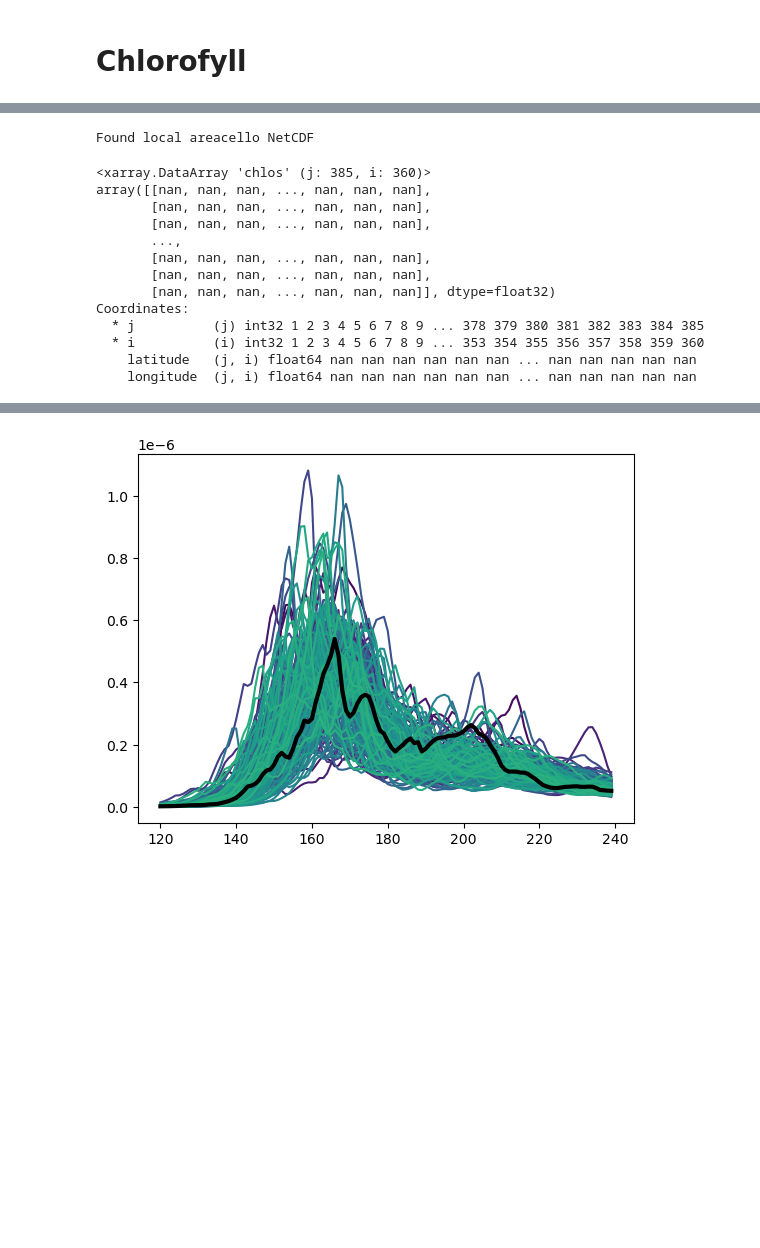
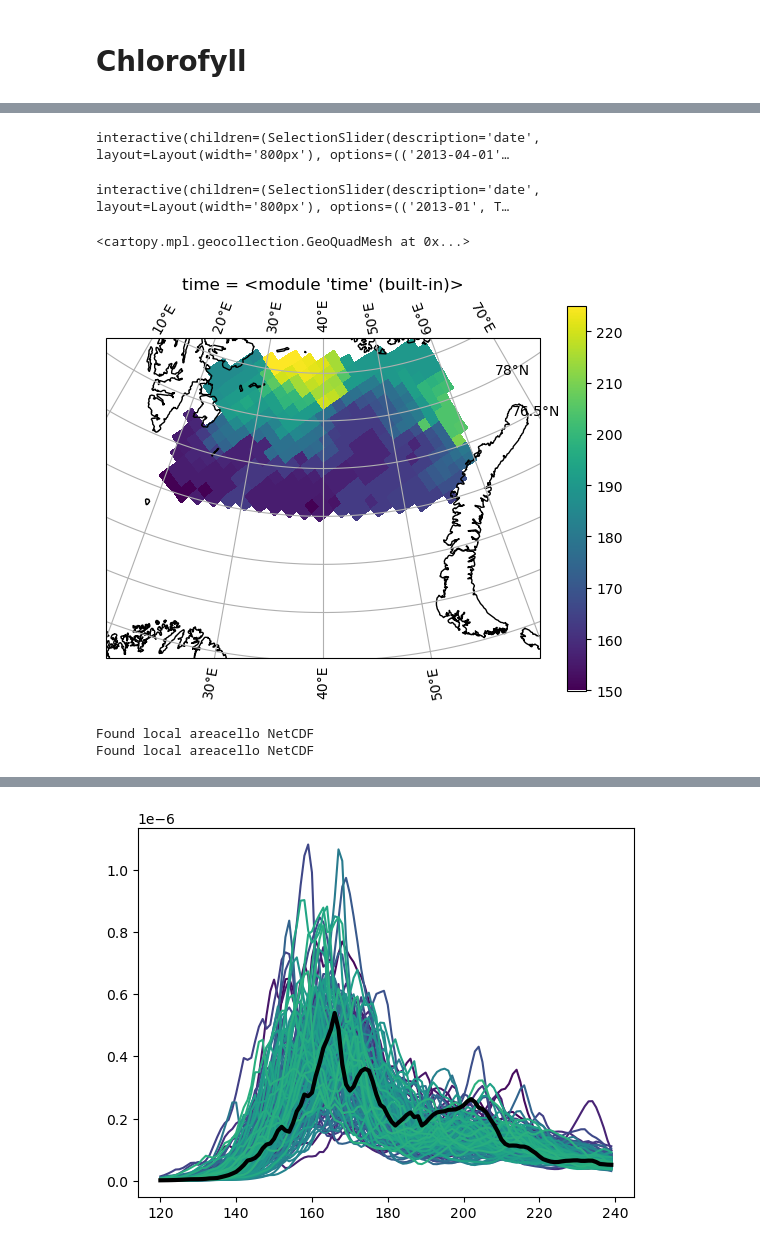
Before and after one commit to eScience-course/Tjaernoe2022-group6, a Jupyter notebook: notebooks/Stian/main.ipynb, the cells around one changed output, grey strips where cells are left out. Drawn from its saved outputs; the diff is of its cells as text; code cells hidden in the pictures; blank space fills up the shorter version.

Commit message:
Computed peak dates for each grid cell, and added sliders

```diff
--- a/notebooks/Stian/main.ipynb
+++ b/notebooks/Stian/main.ipynb
@@ -117,0 +88,2 @@ Data variables:
+# %%
+SI_noresm = xr.load_dataarray('SI_NorESM2-LM_monthly')
@@ -117,0 +95,19 @@ Data variables:
+# %%
+slider_map(chlos_barents, freq='D', start=datetime(2013, 4, 1), stop=datetime(2014, 10, 1), name='NorESM2-LM', model=True, minlat=74)
+# %% [output]
+interactive(children=(SelectionSlider(description='date', layout=Layout(width='800px'), options=(('2013-04-01'…
+# %%
+slider_map(SI_barents, freq='M', start=datetime(2013, 1, 1), stop=datetime(2014, 12, 1), minlat=74,
+           name='NorESM2-LM', model=True, color='Blues', levels=np.linspace(0, 100, 21))
+# %% [output]
+interactive(children=(SelectionSlider(description='date', layout=Layout(width='800px'), options=(('2013-01', T…
+# %%
+peaks_eachcell = find_peak_dates(chlos_barents)
+peaks_eachcell = xr.DataArray(df['dayofyear'].values.reshape(shape), dims=['year', 'j', 'i'],
+                  coords=dict(longitude=(["j", "i"], chlos_barents.longitude.values),
+                              latitude=(["j", "i"], chlos_barents.latitude.values),
+                              time=time))
+peaks_eachcell.isel(year=-1).plot(ax=barentsMap()[1], x='longitude', y='latitude', transform=ccrs.PlateCarree())
+# %% [output]
+<cartopy.mpl.geocollection.GeoQuadMesh at 0x...>
+[figure, added]
@@ -118,6 +130,8 @@ Data variables:
 # %%
-chlos_daily_mean = regional_average(chlos_daily)
-peak_dates = find_peak_dates(chlos_daily_mean.chlos)
+chlos_barents_mean = regional_average(chlos_barents)
+SI_barents_mean = regional_average(SI_barents)
+peak_dates = find_peak_dates(chlos_barents_mean)
 # %% [output]
 Found local areacello NetCDF
+Found local areacello NetCDF
 # %%
@@ -125,17 +140 @@ chlos_daily_anomaly = time_anomaly(chlos_daily.chlos, 0, 365*30, -365*30, -1)
-# %%
-chlos_daily_anomaly
-# %% [output]
-<xarray.DataArray 'chlos' (j: 385, i: 360)>
-array([[nan, nan, nan, ..., nan, nan, nan],
-       [nan, nan, nan, ..., nan, nan, nan],
-       [nan, nan, nan, ..., nan, nan, nan],
-       ...,
-       [nan, nan, nan, ..., nan, nan, nan],
-       [nan, nan, nan, ..., nan, nan, nan],
-       [nan, nan, nan, ..., nan, nan, nan]], dtype=float32)
-Coordinates:
-  * j          (j) int32 1 2 3 4 5 6 7 8 9 ... 378 379 380 381 382 383 384 385
-  * i          (i) int32 1 2 3 4 5 6 7 8 9 ... 353 354 355 356 357 358 359 360
-    latitude   (j, i) float64 nan nan nan nan nan nan ... nan nan nan nan nan
-    longitude  (j, i) float64 nan nan nan nan nan nan ... nan nan nan nan nan
 # %%
```
Also changed, not shown: parts of 28 cells of this notebook, 2 other files.
